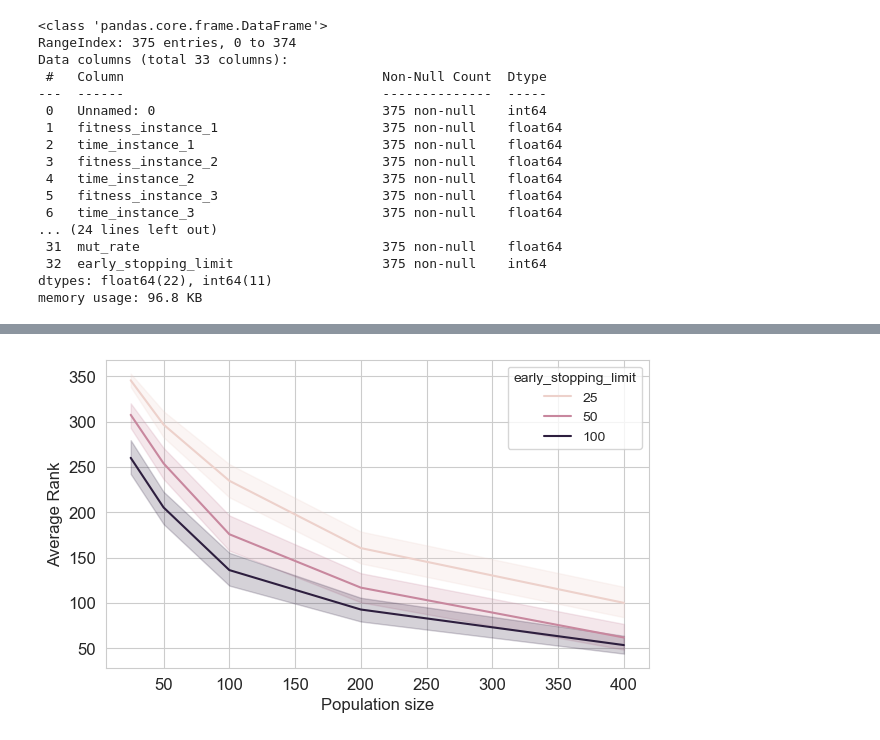
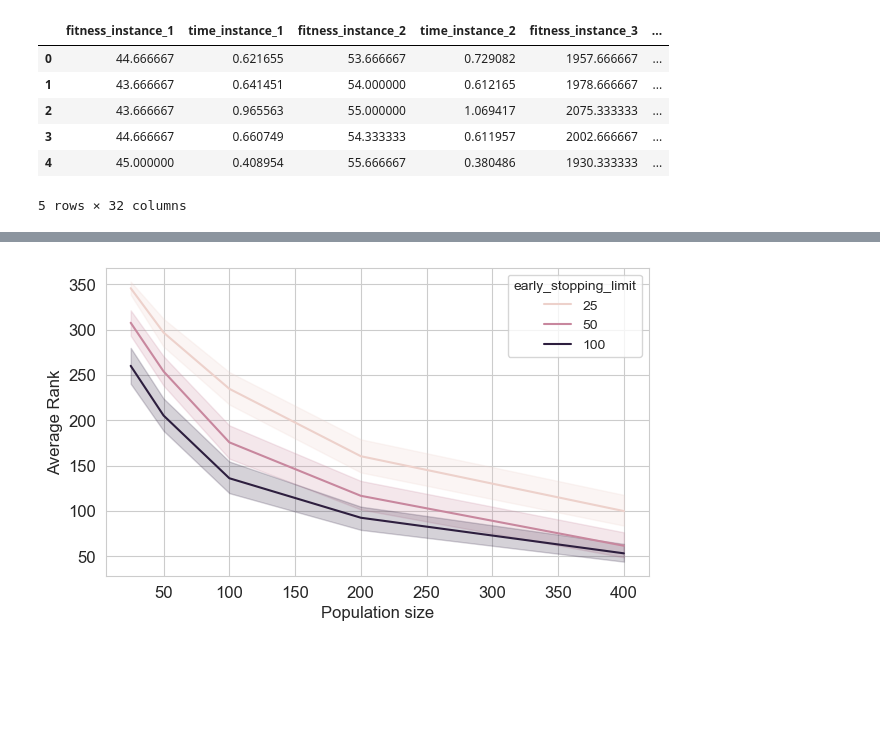
Before and after one commit to danieleborghe/optimization-project-2-UPV, a Jupyter notebook: results_analysis_hyperparameters.ipynb, the cells around one changed output, grey strips where cells are left out. Drawn from its saved outputs; the diff is of its cells as text; code cells hidden in the pictures; blank space fills up the shorter version.

```diff
--- a/results_analysis_hyperparameters.ipynb
+++ b/results_analysis_hyperparameters.ipynb
@@ -11,32 +11,23 @@ df = pd.read_csv("results.csv")
 # %%
 # Convert string representation of dictionary to actual dictionary
 df['configuration'] = df['configuration'].apply(ast.literal_eval)
 
 # Split the 'configuration' column into multiple columns
 df_split = pd.json_normalize(df['configuration'])
 
 # Concatenate the new columns with the original DataFrame
 df = pd.concat([df, df_split], axis=1)
 
 # Drop the original 'configuration' column
 df = df.drop('configuration', axis=1)
+df = df.drop('Unnamed: 0', axis=1)
 
-df.info()
+df.head()
 # %% [output]
+|  | fitness_instance_1 | time_instance_1 | fitness_instance_2 | time_instance_2 | fitness_instance_3 | ... |
+| 0 | 44.666667 | 0.621655 | 53.666667 | 0.729082 | 1957.666667 | ... |
+| 1 | 43.666667 | 0.641451 | 54.000000 | 0.612165 | 1978.666667 | ... |
+| 2 | 43.666667 | 0.965563 | 55.000000 | 1.069417 | 2075.333333 | ... |
+| 3 | 44.666667 | 0.660749 | 54.333333 | 0.611957 | 2002.666667 | ... |
+| 4 | 45.000000 | 0.408954 | 55.666667 | 0.380486 | 1930.333333 | ... |
-<class 'pandas.core.frame.DataFrame'>
-RangeIndex: 375 entries, 0 to 374
-Data columns (total 33 columns):
- #   Column                                 Non-Null Count  Dtype
----  ------                                 --------------  -----
- 0   Unnamed: 0                             375 non-null    int64
- 1   fitness_instance_1                     375 non-null    float64
- 2   time_instance_1                        375 non-null    float64
- 3   fitness_instance_2                     375 non-null    float64
- 4   time_instance_2                        375 non-null    float64
- 5   fitness_instance_3                     375 non-null    float64
- 6   time_instance_3                        375 non-null    float64
-... (24 lines left out)
- 31  mut_rate                               375 non-null    float64
- 32  early_stopping_limit                   375 non-null    int64
-dtypes: float64(22), int64(11)
-memory usage: 96.8 KB
+5 rows × 32 columns
```
Also changed, not shown: parts of 6 cells of this notebook, 14 other files.
